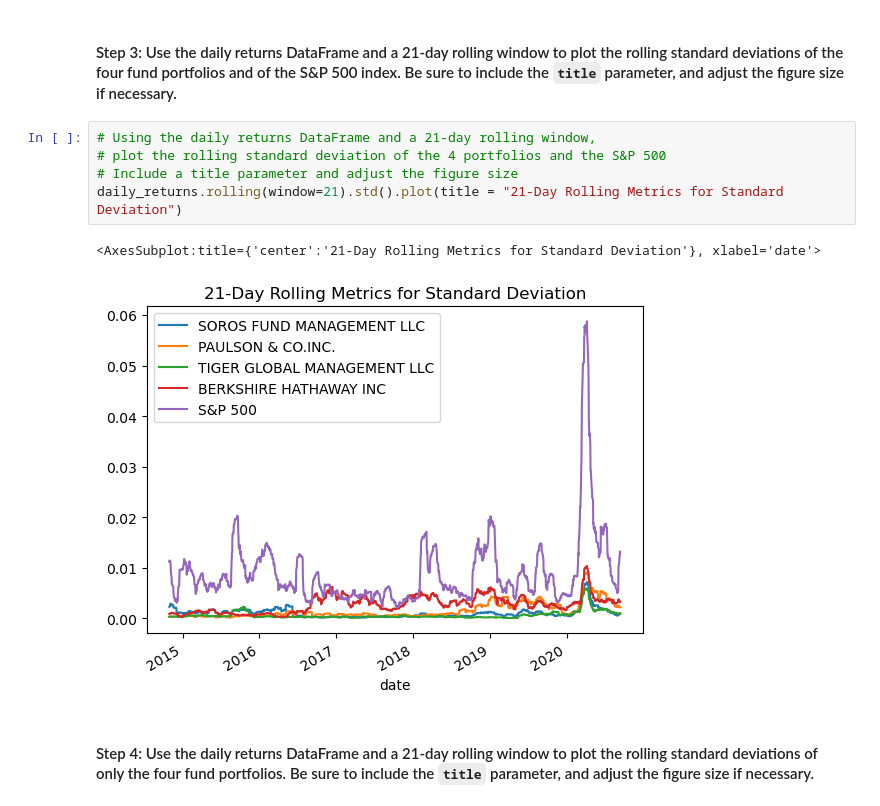
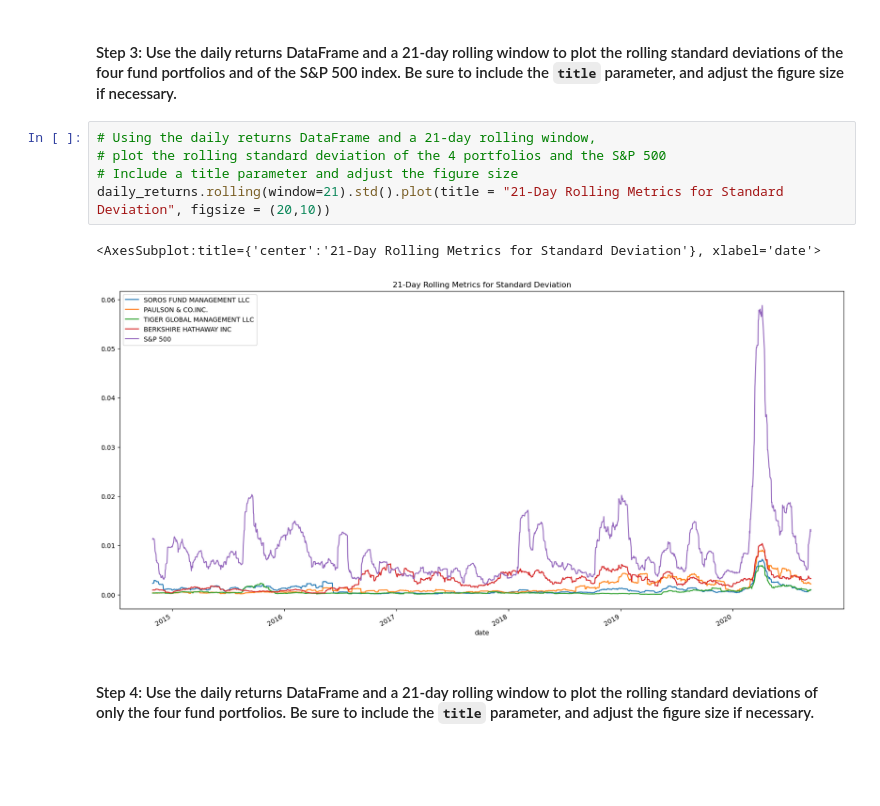
Before and after one commit to nahinhayat/Module4Challenge, a Jupyter notebook: Starter_Code 4/risk_return_analysis.ipynb, the cells around one changed output. Saved outputs shown, nothing was run; the diff lists cells and outputs as text; blank space fills up the shorter version.

```diff
--- a/Starter_Code 4/risk_return_analysis.ipynb
+++ b/Starter_Code 4/risk_return_analysis.ipynb
@@ -256,11 +256,11 @@ dtype: float64
 # %%
 # Using the daily returns DataFrame and a 21-day rolling window,
 # plot the rolling standard deviation of the 4 portfolios and the S&P 500
 # Include a title parameter and adjust the figure size
-daily_returns.rolling(window=21).std().plot(title = "21-Day Rolling Metrics for Standard Deviation")
+daily_returns.rolling(window=21).std().plot(title = "21-Day Rolling Metrics for Standard Deviation", figsize = (20,10))
 # %% [output]
 <AxesSubplot:title={'center':'21-Day Rolling Metrics for Standard Deviation'}, xlabel='date'>
-[figure, old version]
+[figure, new version]
 # %% [markdown]
 #### Step 4: Use the daily returns DataFrame and a 21-day rolling window to plot the rolling standard deviations of only the four fund portfolios. Be sure to include the `title` parameter, and adjust the figure size if necessary.
 # %%
```
Also changed, not shown: parts of 17 cells of this notebook.
